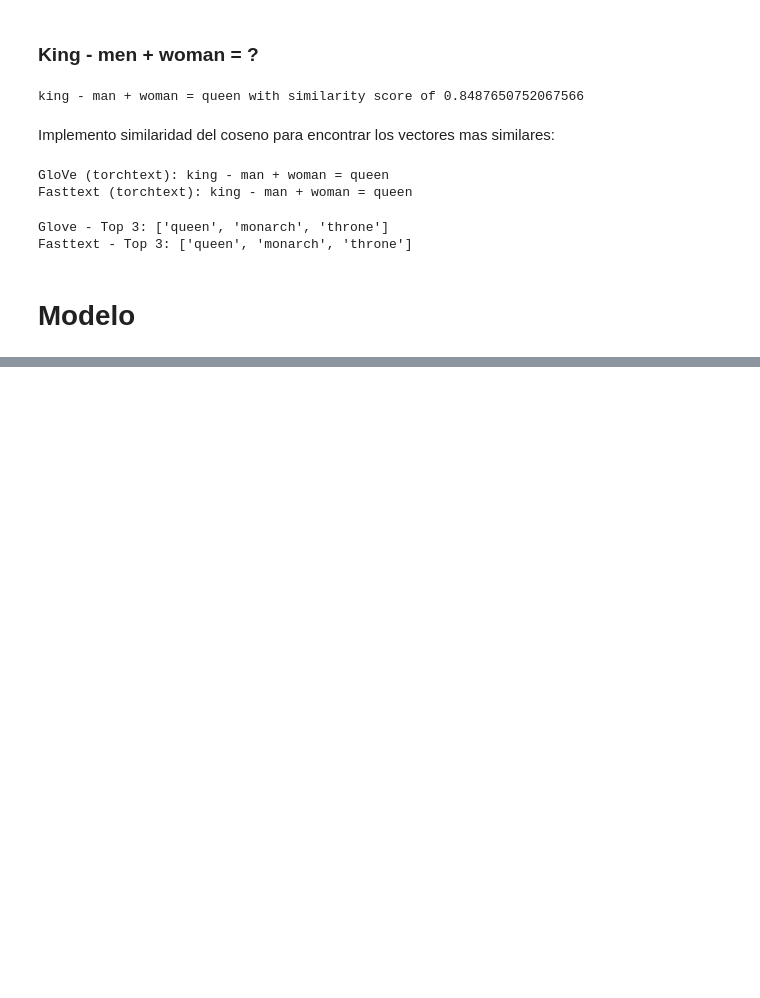
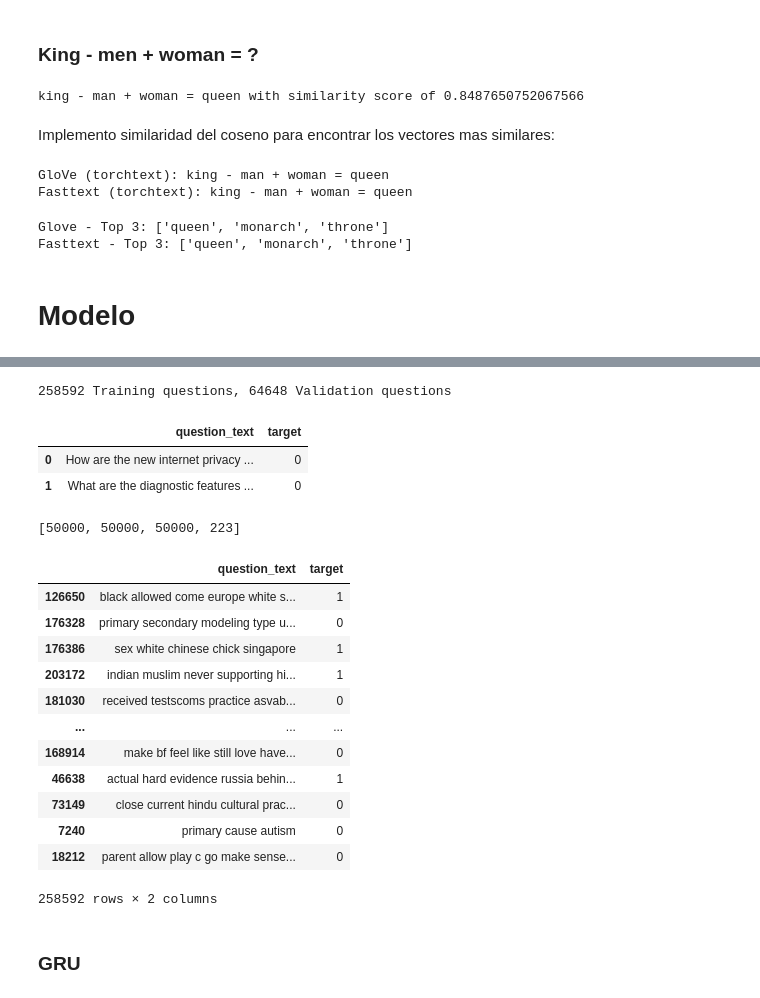
Before and after one commit to MarianoChic09/MSc-AI-taller-de-deep-learning, a Jupyter notebook: MSc_AI_TDL_Tarea_2_NLP_insincere_questions.ipynb, the cells around one changed output, grey strips where cells are left out. Cells and saved outputs as stored; diff of their text form; code cells hidden in the pictures; blank space fills up the shorter version.

```diff
--- a/MSc_AI_TDL_Tarea_2_NLP_insincere_questions.ipynb
+++ b/MSc_AI_TDL_Tarea_2_NLP_insincere_questions.ipynb
@@ -985,0 +669,15 @@ NameError: ignored
+# %%
+# Global device config
+device = torch.device('cuda:0' if torch.cuda.is_available() else 'cpu')
+all_train_data = pd.read_csv("train_set.csv")
+print(f"{len(train)} Training questions, {len(validation)} Validation questions")
+
+test = pd.read_csv("test_set.csv")
+# %% [output]
+258592 Training questions, 64648 Validation questions
+# %%
+all_train_data.head(2)
+# %% [output]
+|  | question_text | target |
+| 0 | How are the new internet privacy ... | 0 |
+| 1 | What are the diagnostic features ... | 0 |
@@ -985,0 +749,5 @@ NameError: ignored
+# %%
+train, validation = train_test_split(all_train_data,stratify=all_train_data.target, test_size=0.2)
+
+VOCAB_SIZE = 50000
+vocab_mapping = make_vocab(train['question_text'],VOCAB_SIZE,0)
@@ -985,0 +759,5 @@ NameError: ignored
+# %%
+res = get_features("this is a test", vocab_mapping)
+res
+# %% [output]
+[50000, 50000, 50000, 223]
@@ -985,0 +775,16 @@ NameError: ignored
+# %%
+train
+# %% [output]
+|  | question_text | target |
+| 126650 | black allowed come europe white s... | 1 |
+| 176328 | primary secondary modeling type u... | 0 |
+| 176386 | sex white chinese chick singapore | 1 |
+| 203172 | indian muslim never supporting hi... | 1 |
+| 181030 | received testscoms practice asvab... | 0 |
+| ... | ... | ... |
+| 168914 | make bf feel like still love have... | 0 |
+| 46638 | actual hard evidence russia behin... | 1 |
+| 73149 | close current hindu cultural prac... | 0 |
+| 7240 | primary cause autism | 0 |
+| 18212 | parent allow play c go make sense... | 0 |
+258592 rows × 2 columns
@@ -985,0 +898,2 @@ NameError: ignored
+# %% [markdown]
+### GRU
```
Also changed, not shown: parts of 40 cells of this notebook.
